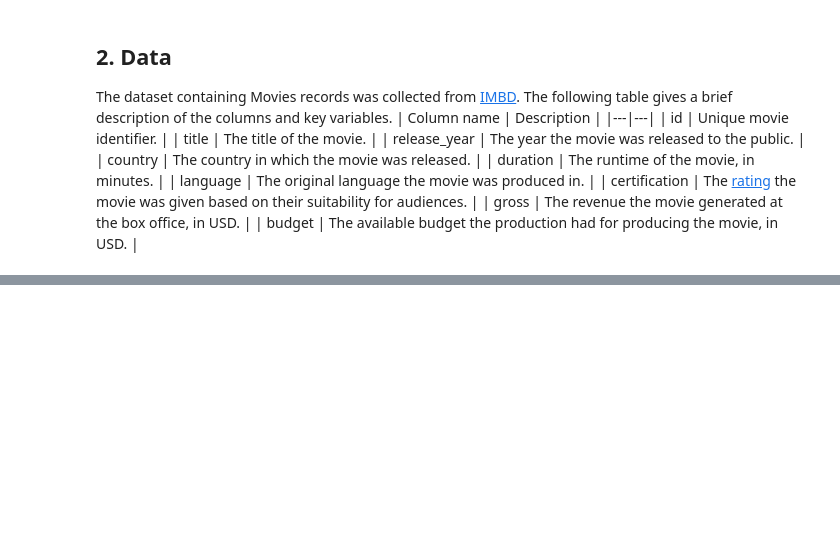
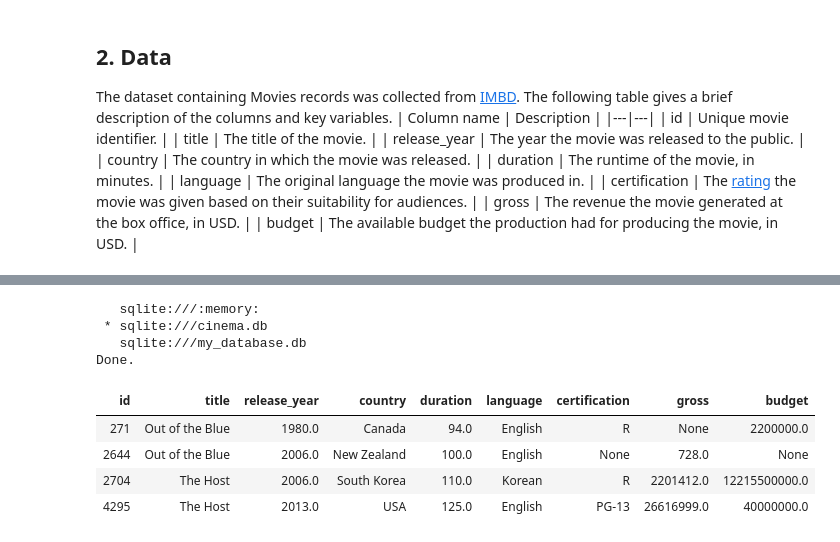
Before and after one commit to jshahna/Successful-Hollywood-Movies, a Jupyter notebook: Successful-Hollywood-Movies.ipynb, the cells around one changed output, grey strips where cells are left out. Cells and saved outputs as stored; diff of their text form; code cells hidden in the pictures; blank space fills up the shorter version.

```diff
--- a/Successful-Hollywood-Movies.ipynb
+++ b/Successful-Hollywood-Movies.ipynb
@@ -33,0 +145,36 @@ SyntaxError: invalid syntax (1564898380.py, line 1)
+# %%
+%%sql
+
+WITH duplicate_titles AS (
+    SELECT title, duration, gross, certification, budget, language, country
+    FROM films
+    GROUP BY title
+    HAVING COUNT(*) > 1
+)
+
+-- Find rows with those duplicate titles and ensure other columns are not identical
+SELECT f1.*
+FROM films f1
+JOIN duplicate_titles dt ON f1.title = dt.title
+WHERE EXISTS (
+    SELECT 1
+    FROM films f2
+    WHERE f1.title = f2.title
+      AND (f1.duration != f2.duration
+        OR f1.gross != f2.gross
+        OR f1.certification != f2.certification
+        OR f1.budget != f2.budget
+        OR f1.language != f2.language
+        OR f1.country != f2.country)
+)
+ORDER BY f1.title;
+# %% [output]
+   sqlite:///:memory:
+ * sqlite:///cinema.db
+   sqlite:///my_database.db
+Done.
+| id | title | release_year | country | duration | language | certification | gross | budget |
+| 271 | Out of the Blue | 1980.0 | Canada | 94.0 | English | R | None | 2200000.0 |
+| 2644 | Out of the Blue | 2006.0 | New Zealand | 100.0 | English | None | 728.0 | None |
+| 2704 | The Host | 2006.0 | South Korea | 110.0 | Korean | R | 2201412.0 | 12215500000.0 |
+| 4295 | The Host | 2013.0 | USA | 125.0 | English | PG-13 | 26616999.0 | 40000000.0 |
```
Also changed, not shown: parts of 29 cells of this notebook, 1 other file.
